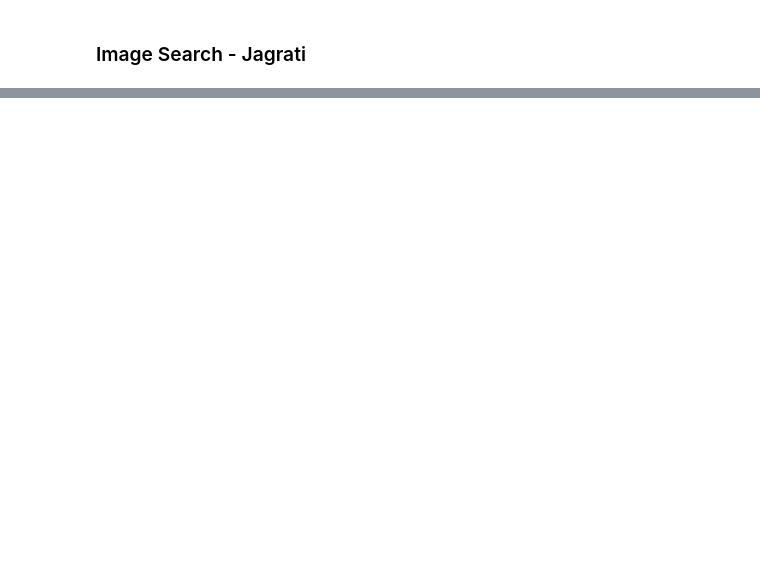
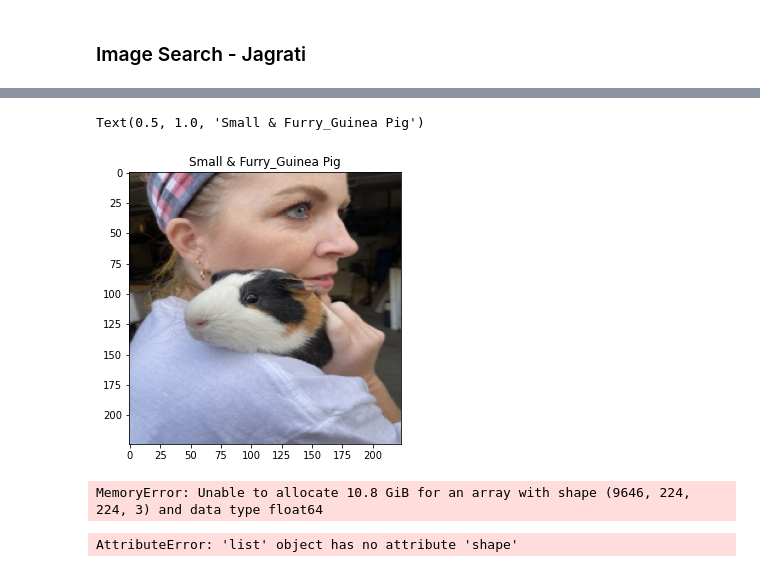
Before and after one commit to elizabethschall2934/Final-Project, a Jupyter notebook: Jagrati/AnimalImage_ML.ipynb, the cells around one changed output, grey strips where cells are left out. Saved outputs shown, nothing was run; the diff lists cells and outputs as text; code cells hidden in the pictures; blank space fills up the shorter version.

```diff
--- a/Jagrati/AnimalImage_ML.ipynb
+++ b/Jagrati/AnimalImage_ML.ipynb
@@ -100,0 +228,17 @@ array(['Dog'], dtype=object)
+# %%
+#Storing testing Data
+test_path = "test/"
+img_size = 224
+test_img_data = []
+
+for img in os.listdir(test_path):
+    try:
+        char1_idx = img.find("_",0,len(img))
+        char2_idx = img.find("_",char1_idx+1,len(img))
+        label_str = img[:char2_idx]
+        label_num = labels.index(label_str)
+        img_arr = cv2.imread(os.path.join(path, img))[...,::-1] #convert BGR to RGB format
+        resized_arr = cv2.resize(img_arr, (img_size, img_size)) # Reshaping images to preferred size
+        test_img_data.append([resized_arr, label_num])
+    except Exception as e:
+        print(e)
@@ -100,0 +252,7 @@ array(['Dog'], dtype=object)
+# %%
+plt.figure(figsize = (5,5))
+plt.imshow(test_img_data[-1][0])
+plt.title(labels[test_img_data[-1][1]])
+# %% [output]
+Text(0.5, 1.0, 'Small & Furry_Guinea Pig')
+[figure, added]
@@ -100,0 +272,19 @@ array(['Dog'], dtype=object)
+# %%
+# Normalize the data
+X_train = np.array(X_train) / 255
+X_test = np.array(X_test) / 255
+
+X_train.reshape(-1, img_size, img_size, 1)
+y_train = np.array(y_train)
+
+X_test.reshape(-1, img_size, img_size, 1)
+y_test = np.array(y_test)
+# %% [output]
+MemoryError: Unable to allocate 10.8 GiB for an array with shape (9646, 224, 224, 3) and data type float64
+# %%
+print(X_train.shape)
+print(y_train.shape)
+print(X_test.shape)
+print(y_test.shape)
+# %% [output]
+AttributeError: 'list' object has no attribute 'shape'
```
Also changed, not shown: parts of 37 cells of this notebook, 1 other file.
